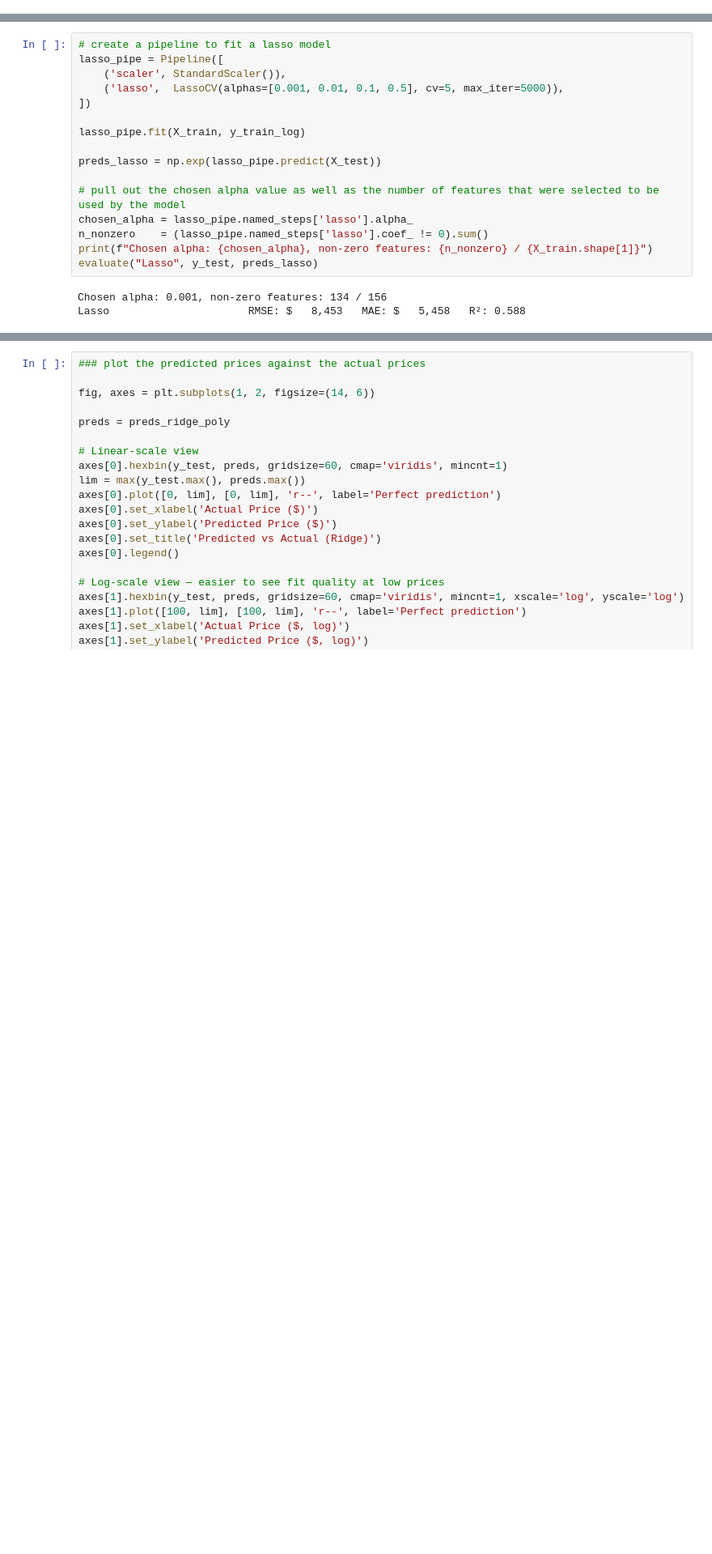
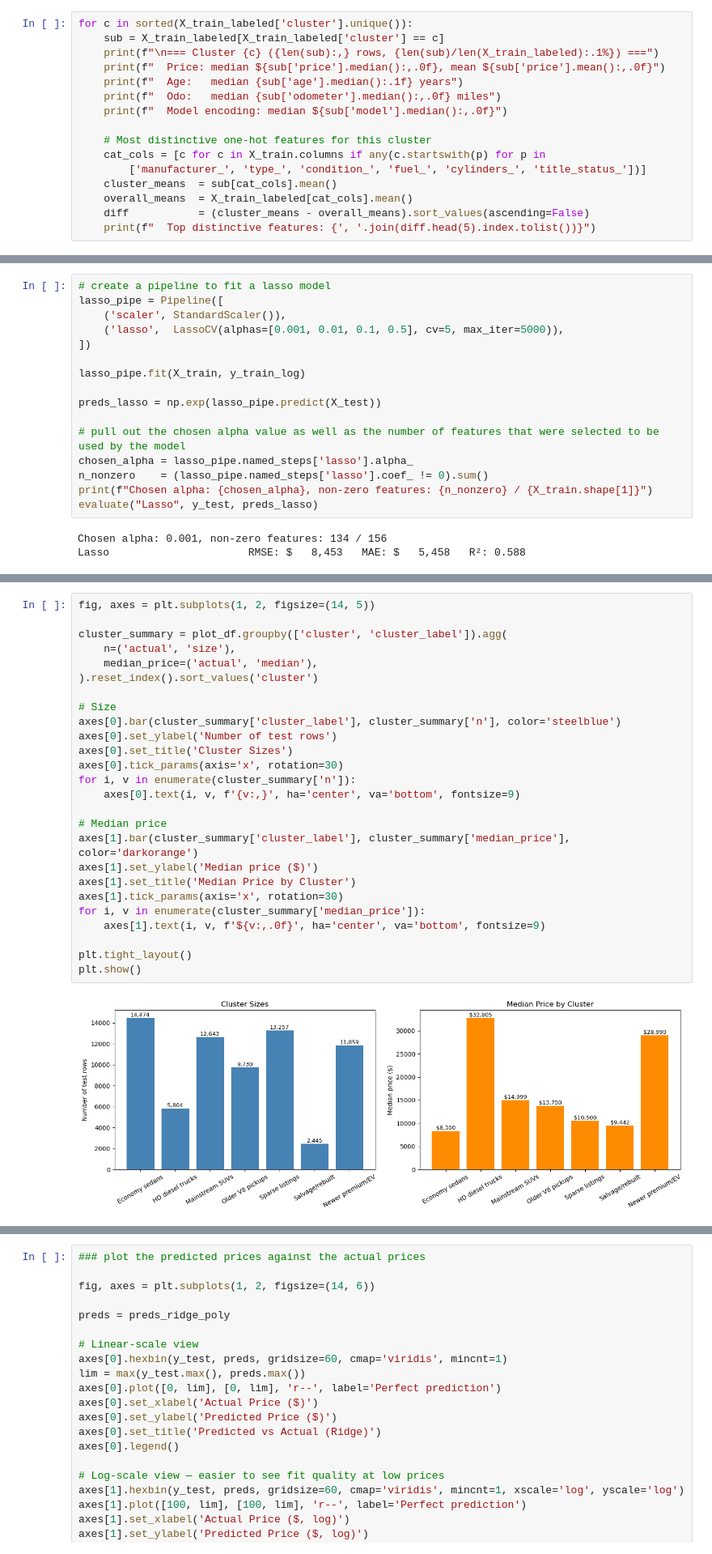
Before and after one commit to cnolan3/used_car_prices, a Jupyter notebook: prompt_II.ipynb, the cells around one changed output, grey strips where cells are left out. Shown at 81% size. Saved outputs shown, nothing was run; the diff lists cells and outputs as text; blank space fills up the shorter version.

Commit message:
start creating V2 directory structure

```diff
--- a/prompt_II.ipynb
+++ b/prompt_II.ipynb
@@ -407,0 +494,16 @@ y_train_log = np.log(y_train)
+# %%
+for c in sorted(X_train_labeled['cluster'].unique()):
+    sub = X_train_labeled[X_train_labeled['cluster'] == c]
+    print(f"\n=== Cluster {c} ({len(sub):,} rows, {len(sub)/len(X_train_labeled):.1%}) ===")
+    print(f"  Price: median ${sub['price'].median():,.0f}, mean ${sub['price'].mean():,.0f}")
+    print(f"  Age:   median {sub['age'].median():.1f} years")
+    print(f"  Odo:   median {sub['odometer'].median():,.0f} miles")
+    print(f"  Model encoding: median ${sub['model'].median():,.0f}")
+
+    # Most distinctive one-hot features for this cluster
+    cat_cols = [c for c in X_train.columns if any(c.startswith(p) for p in
+        ['manufacturer_', 'type_', 'condition_', 'fuel_', 'cylinders_', 'title_status_'])]
+    cluster_means  = sub[cat_cols].mean()
+    overall_means  = X_train_labeled[cat_cols].mean()
+    diff           = (cluster_means - overall_means).sort_values(ascending=False)
+    print(f"  Top distinctive features: {', '.join(diff.head(5).index.tolist())}")
@@ -509,0 +783,28 @@ Lasso                      RMSE: $   8,453   MAE: $   5,458   R²: 0.588
+# %%
+fig, axes = plt.subplots(1, 2, figsize=(14, 5))
+
+cluster_summary = plot_df.groupby(['cluster', 'cluster_label']).agg(
+    n=('actual', 'size'),
+    median_price=('actual', 'median'),
+).reset_index().sort_values('cluster')
+
+# Size
+axes[0].bar(cluster_summary['cluster_label'], cluster_summary['n'], color='steelblue')
+axes[0].set_ylabel('Number of test rows')
+axes[0].set_title('Cluster Sizes')
+axes[0].tick_params(axis='x', rotation=30)
+for i, v in enumerate(cluster_summary['n']):
+    axes[0].text(i, v, f'{v:,}', ha='center', va='bottom', fontsize=9)
+
+# Median price
+axes[1].bar(cluster_summary['cluster_label'], cluster_summary['median_price'], color='darkorange')
+axes[1].set_ylabel('Median price ($)')
+axes[1].set_title('Median Price by Cluster')
+axes[1].tick_params(axis='x', rotation=30)
+for i, v in enumerate(cluster_summary['median_price']):
+    axes[1].text(i, v, f'${v:,.0f}', ha='center', va='bottom', fontsize=9)
+
+plt.tight_layout()
+plt.show()
+# %% [output]
+[figure, added]
```
Also changed, not shown: parts of 13 cells of this notebook, 3 other files.
